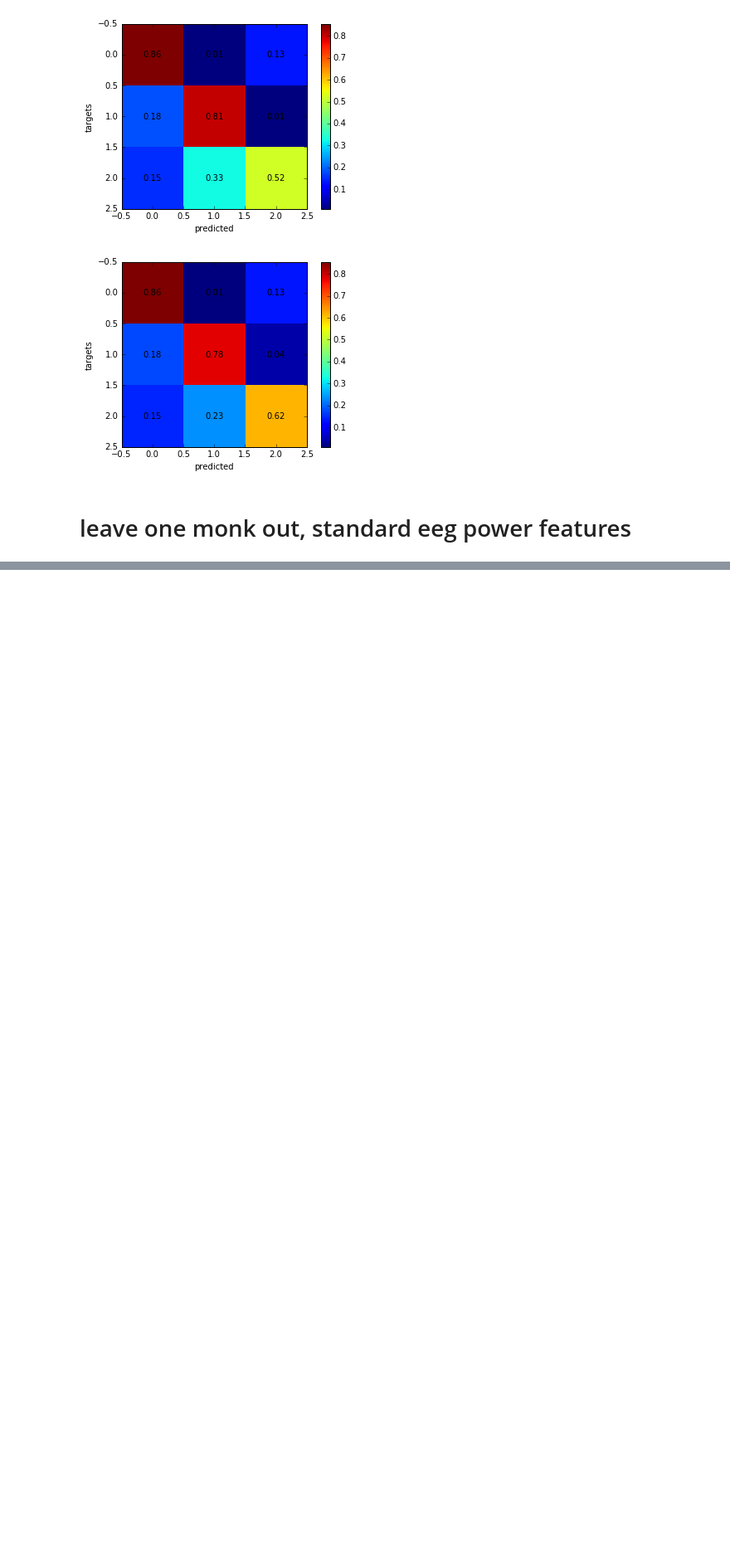
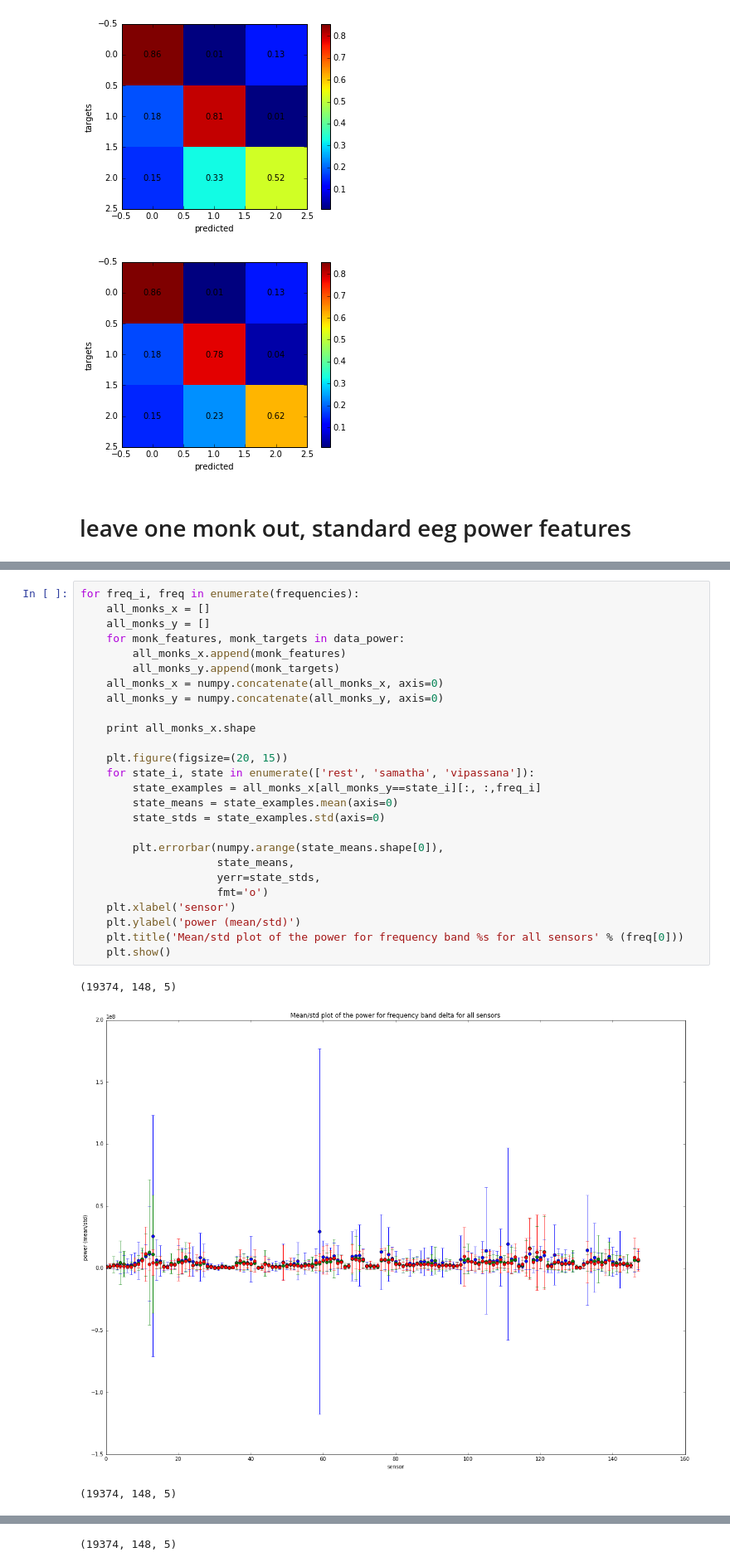
Before and after one commit to tfjgeorge/neuro, a Jupyter notebook: Time series study.ipynb, the cells around one changed output, grey strips where cells are left out. Shown at 83% size. Saved outputs shown, nothing was run; the diff lists cells and outputs as text; blank space fills up the shorter version.

```diff
--- a/Time series study.ipynb
+++ b/Time series study.ipynb
@@ -505,0 +540,30 @@ for monk_out in range(1, 13):
+# %%
+for freq_i, freq in enumerate(frequencies):
+    all_monks_x = []
+    all_monks_y = []
+    for monk_features, monk_targets in data_power:
+        all_monks_x.append(monk_features)
+        all_monks_y.append(monk_targets)
+    all_monks_x = numpy.concatenate(all_monks_x, axis=0)
+    all_monks_y = numpy.concatenate(all_monks_y, axis=0)
+
+    print all_monks_x.shape
+
+    plt.figure(figsize=(20, 15))
+    for state_i, state in enumerate(['rest', 'samatha', 'vipassana']):
+        state_examples = all_monks_x[all_monks_y==state_i][:, :,freq_i]
+        state_means = state_examples.mean(axis=0)
+        state_stds = state_examples.std(axis=0)
+
+        plt.errorbar(numpy.arange(state_means.shape[0]),
+                     state_means,
+                     yerr=state_stds,
+                     fmt='o')
+    plt.xlabel('sensor')
+    plt.ylabel('power (mean/std)')
+    plt.title('Mean/std plot of the power for frequency band %s for all sensors' % (freq[0]))
+    plt.show()
+# %% [output]
+(19374, 148, 5)
+[figure, added]
+(19374, 148, 5)
@@ -505,0 +571 @@ for monk_out in range(1, 13):
+(19374, 148, 5)
```
Also changed, not shown: parts of 22 cells of this notebook.
